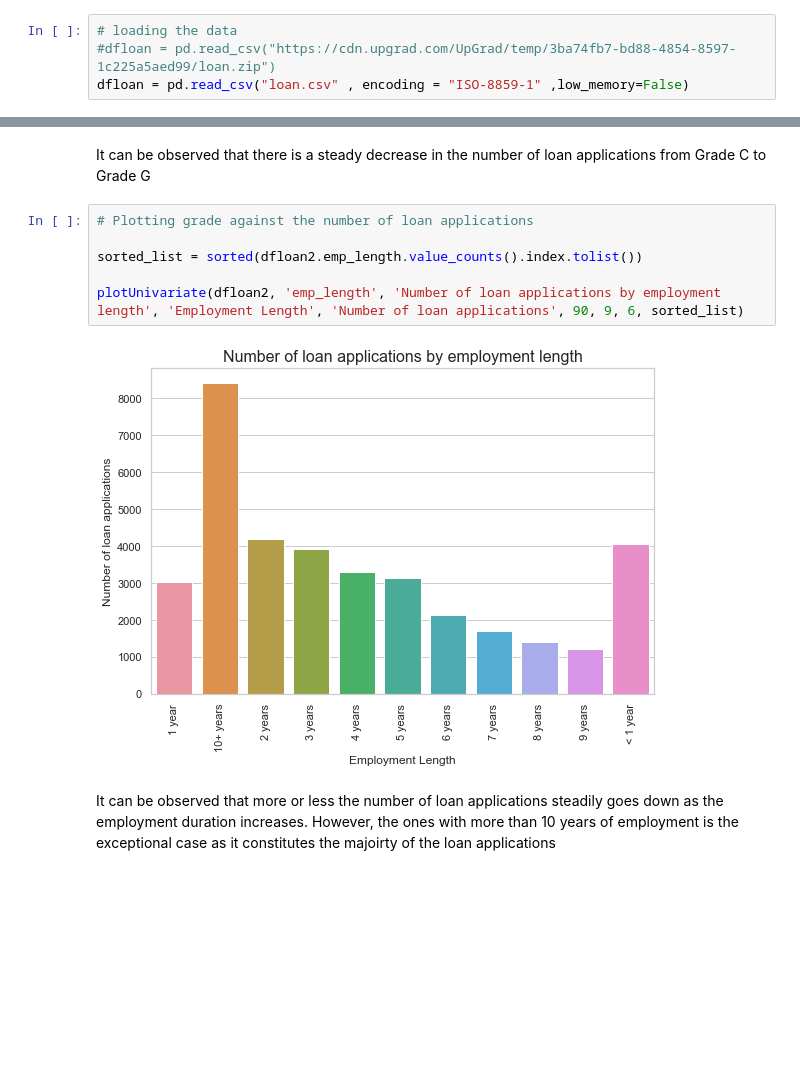
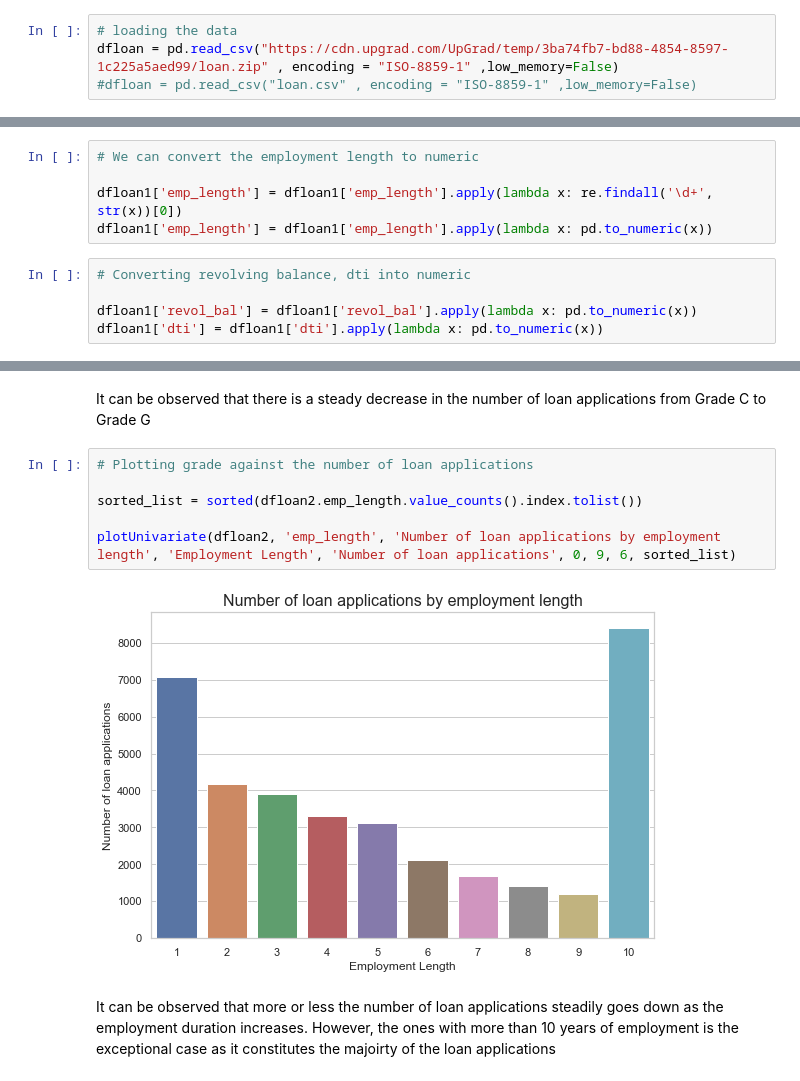
Before and after one commit to nveenkumr/Lending-Club-Case-Study, a Jupyter notebook: Lending_Club_Case_Study.ipynb, the cells around one changed output, grey strips where cells are left out. Saved outputs shown, nothing was run; the diff lists cells and outputs as text; blank space fills up the shorter version.

```diff
--- a/Lending_Club_Case_Study.ipynb
+++ b/Lending_Club_Case_Study.ipynb
@@ -16,8 +21,8 @@ pd.set_option('display.max_columns', 200)
 pd.set_option('display.max_rows', 200)
 # %%
 # loading the data
-#dfloan = pd.read_csv("https://cdn.upgrad.com/UpGrad/temp/3ba74fb7-bd88-4854-8597-1c225a5aed99/loan.zip")
-dfloan = pd.read_csv("loan.csv" , encoding = "ISO-8859-1" ,low_memory=False)
+dfloan = pd.read_csv("https://cdn.upgrad.com/UpGrad/temp/3ba74fb7-bd88-4854-8597-1c225a5aed99/loan.zip" , encoding = "ISO-8859-1" ,low_memory=False)
+#dfloan = pd.read_csv("loan.csv" , encoding = "ISO-8859-1" ,low_memory=False)
 # %%
 dfloan.head()
 # %% [output]
@@ -239,6 +242,16 @@ Name: revol_util, dtype: float64
 dfloan1= dfloan1[~dfloan1.emp_length.isnull()]
 dfloan1 = dfloan1[~dfloan1.pub_rec_bankruptcies.isnull()]
 dfloan1 = dfloan1[~dfloan1.revol_util.isnull()]
+# %%
+# We can convert the employment length to numeric
+
+dfloan1['emp_length'] = dfloan1['emp_length'].apply(lambda x: re.findall('\d+', str(x))[0])
+dfloan1['emp_length'] = dfloan1['emp_length'].apply(lambda x: pd.to_numeric(x))
+# %%
+# Converting revolving balance, dti into numeric
+
+dfloan1['revol_bal'] = dfloan1['revol_bal'].apply(lambda x: pd.to_numeric(x))
+dfloan1['dti'] = dfloan1['dti'].apply(lambda x: pd.to_numeric(x))
 # %%
 ColsOverview(dfloan1)
 # %% [output]
@@ -319,11 +334,11 @@ It can be observed that there is a steady decrease in the number of loan applica
 # %%
 # Plotting grade against the number of loan applications
 
 sorted_list = sorted(dfloan2.emp_length.value_counts().index.tolist())
 
-plotUnivariate(dfloan2, 'emp_length', 'Number of loan applications by employment length', 'Employment Length', 'Number of loan applications', 90, 9, 6, sorted_list)
+plotUnivariate(dfloan2, 'emp_length', 'Number of loan applications by employment length', 'Employment Length', 'Number of loan applications', 0, 9, 6, sorted_list)
 # %% [output]
-[figure, old version]
+[figure, new version]
 # %% [markdown]
 It can be observed that more or less the number of loan applications steadily goes down as the employment duration increases.
 However, the ones with more than 10 years of employment is the exceptional case as it constitutes the majoirty of the loan applications
```
Also changed, not shown: parts of 114 cells of this notebook.
